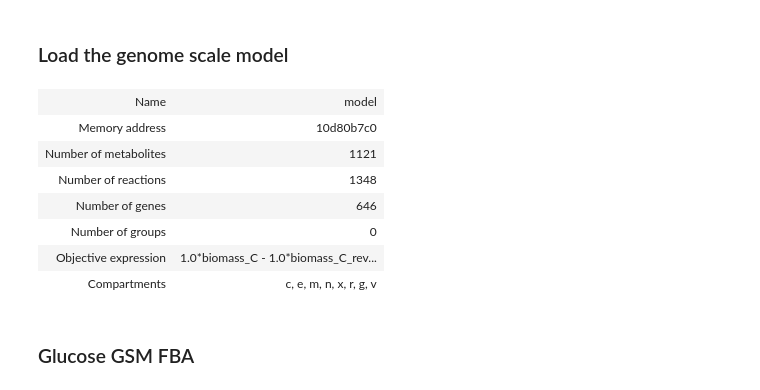
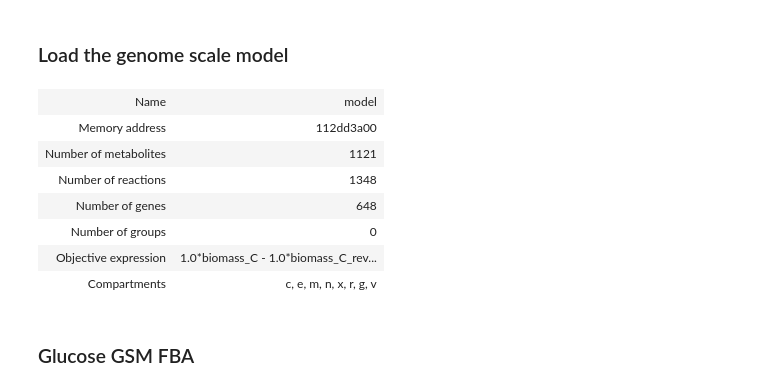
Before and after one commit to garrettroell/yarrrowia_eflux2, a Jupyter notebook: notebooks/A_flux_balance_analysis.ipynb, the cells around one changed output. Drawn from its saved outputs; the diff is of its cells as text; code cells hidden in the pictures.

```diff
--- a/notebooks/A_flux_balance_analysis.ipynb
+++ b/notebooks/A_flux_balance_analysis.ipynb
@@ -19,14 +19,14 @@ from flux_prediction_scatterplot import flux_prediction_scatterplot
 # %% [markdown]
 ### Load the genome scale model
 # %%
-model = cobra.io.json.load_json_model("../genome_scale_models/iYLI647_corr.json")
+model = cobra.io.json.load_json_model("../genome_scale_models/iYLI647_corr_2.json")
 model
 # %% [output]
 | Name | model |
-| Memory address | 10d80b7c0 |
+| Memory address | 112dd3a00 |
 | Number of metabolites | 1121 |
 | Number of reactions | 1348 |
-| Number of genes | 646 |
+| Number of genes | 648 |
 | Number of groups | 0 |
 | Objective expression | 1.0*biomass_C - 1.0*biomass_C_rev... |
 | Compartments | c, e, m, n, x, r, g, v |
```
Also changed, not shown: parts of 10 cells of this notebook, 32 other files.
